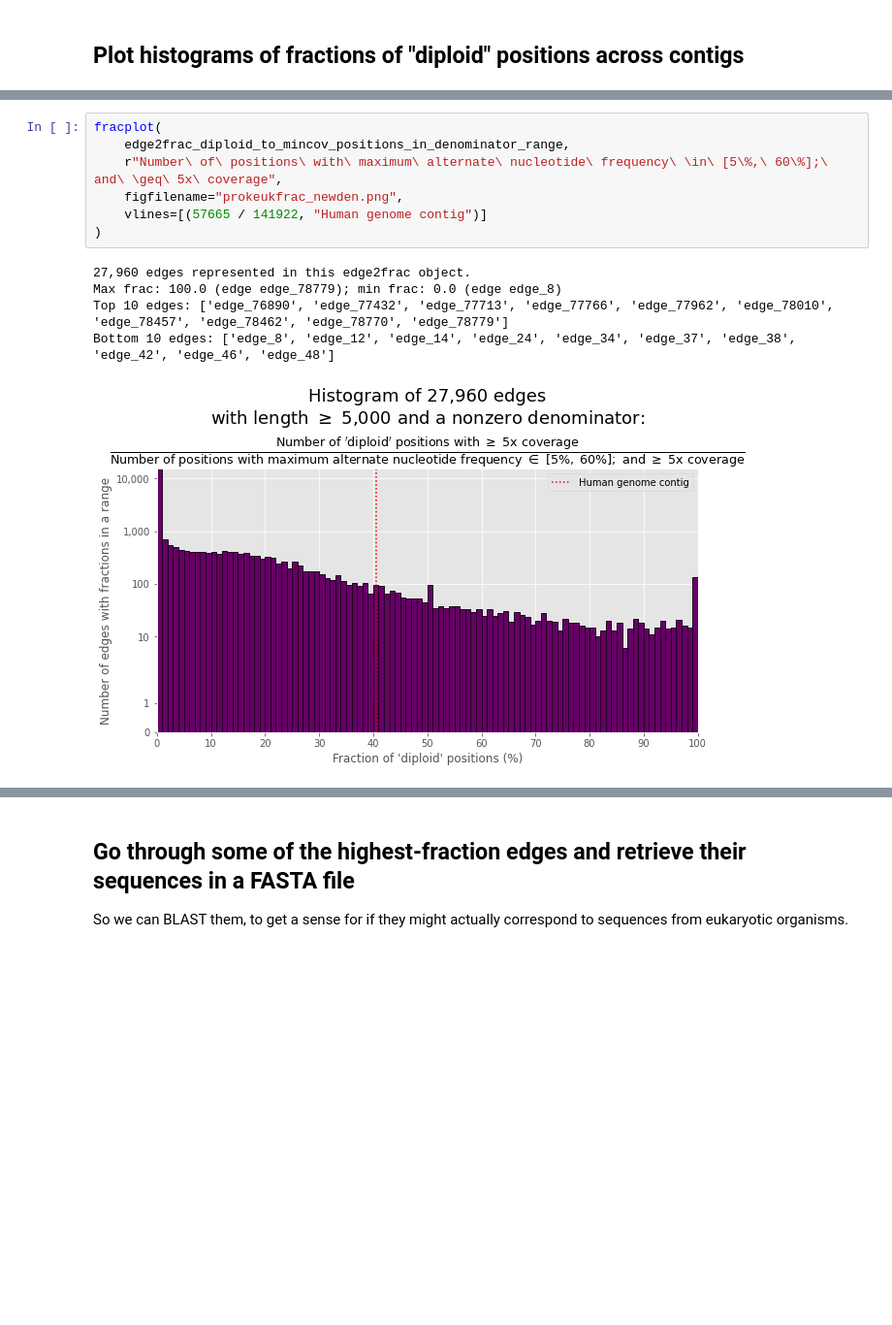
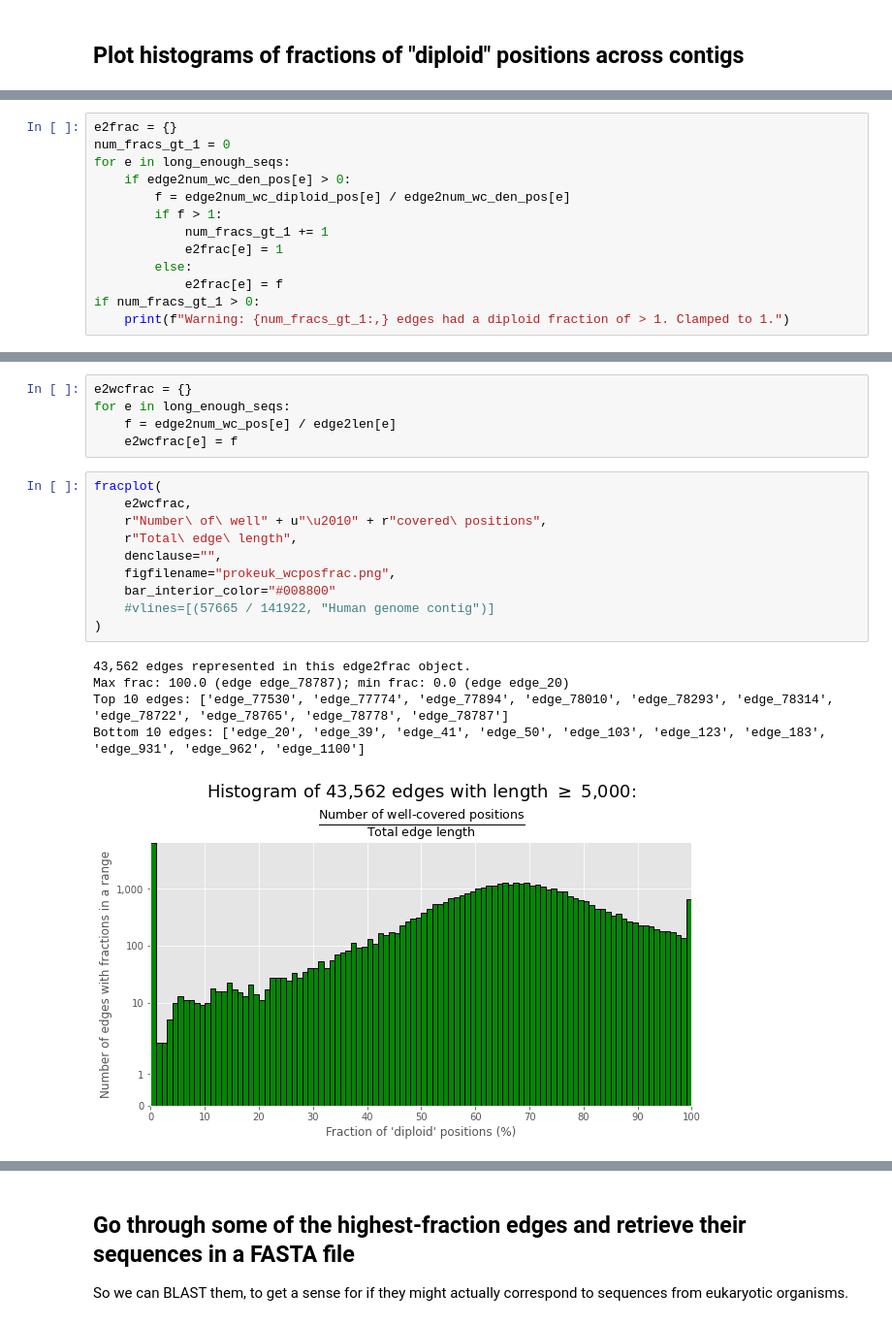
Before and after one commit to fedarko/sheepgut, a Jupyter notebook: notebooks/ProkEukClassification.ipynb, the cells around one changed output, grey strips where cells are left out. Shown at 97% size. Cells and saved outputs as stored; diff of their text form; blank space fills up the shorter version.

```diff
--- a/notebooks/ProkEukClassification.ipynb
+++ b/notebooks/ProkEukClassification.ipynb
@@ -398,0 +322,13 @@ Bottom 10 edges: ['edge_8', 'edge_12', 'edge_14', 'edge_24', 'edge_34', 'edge_37
+# %%
+e2frac = {}
+num_fracs_gt_1 = 0
+for e in long_enough_seqs:
+    if edge2num_wc_den_pos[e] > 0:
+        f = edge2num_wc_diploid_pos[e] / edge2num_wc_den_pos[e]
+        if f > 1:
+            num_fracs_gt_1 += 1
+            e2frac[e] = 1
+        else:
+            e2frac[e] = f
+if num_fracs_gt_1 > 0:
+    print(f"Warning: {num_fracs_gt_1:,} edges had a diploid fraction of > 1. Clamped to 1.")
@@ -399,13 +357,21 @@ Bottom 10 edges: ['edge_8', 'edge_12', 'edge_14', 'edge_24', 'edge_34', 'edge_37
+# %%
+e2wcfrac = {}
+for e in long_enough_seqs:
+    f = edge2num_wc_pos[e] / edge2len[e]
+    e2wcfrac[e] = f
 # %%
 fracplot(
-    edge2frac_diploid_to_mincov_positions_in_denominator_range,
-    r"Number\ of\ positions\ with\ maximum\ alternate\ nucleotide\ frequency\ \in\ [5\%,\ 60\%];\ and\ \geq\ 5x\ coverage",
-    figfilename="prokeukfrac_newden.png",
-    vlines=[(57665 / 141922, "Human genome contig")]
+    e2wcfrac,
+    r"Number\ of\ well" + u"\u2010" + r"covered\ positions",
+    r"Total\ edge\ length",
+    denclause="",
+    figfilename="prokeuk_wcposfrac.png",
+    bar_interior_color="#008800"
+    #vlines=[(57665 / 141922, "Human genome contig")]
 )
 # %% [output]
-27,960 edges represented in this edge2frac object.
-Max frac: 100.0 (edge edge_78779); min frac: 0.0 (edge edge_8)
-Top 10 edges: ['edge_76890', 'edge_77432', 'edge_77713', 'edge_77766', 'edge_77962', 'edge_78010', 'edge_78457', 'edge_78462', 'edge_78770', 'edge_78779']
-Bottom 10 edges: ['edge_8', 'edge_12', 'edge_14', 'edge_24', 'edge_34', 'edge_37', 'edge_38', 'edge_42', 'edge_46', 'edge_48']
+43,562 edges represented in this edge2frac object.
+Max frac: 100.0 (edge edge_78787); min frac: 0.0 (edge edge_20)
+Top 10 edges: ['edge_77530', 'edge_77774', 'edge_77894', 'edge_78010', 'edge_78293', 'edge_78314', 'edge_78722', 'edge_78765', 'edge_78778', 'edge_78787']
+Bottom 10 edges: ['edge_20', 'edge_39', 'edge_41', 'edge_50', 'edge_103', 'edge_123', 'edge_183', 'edge_931', 'edge_962', 'edge_1100']
-[figure, old version]
+[figure, new version]
```
Also changed, not shown: parts of 14 cells of this notebook, 2 other files.
